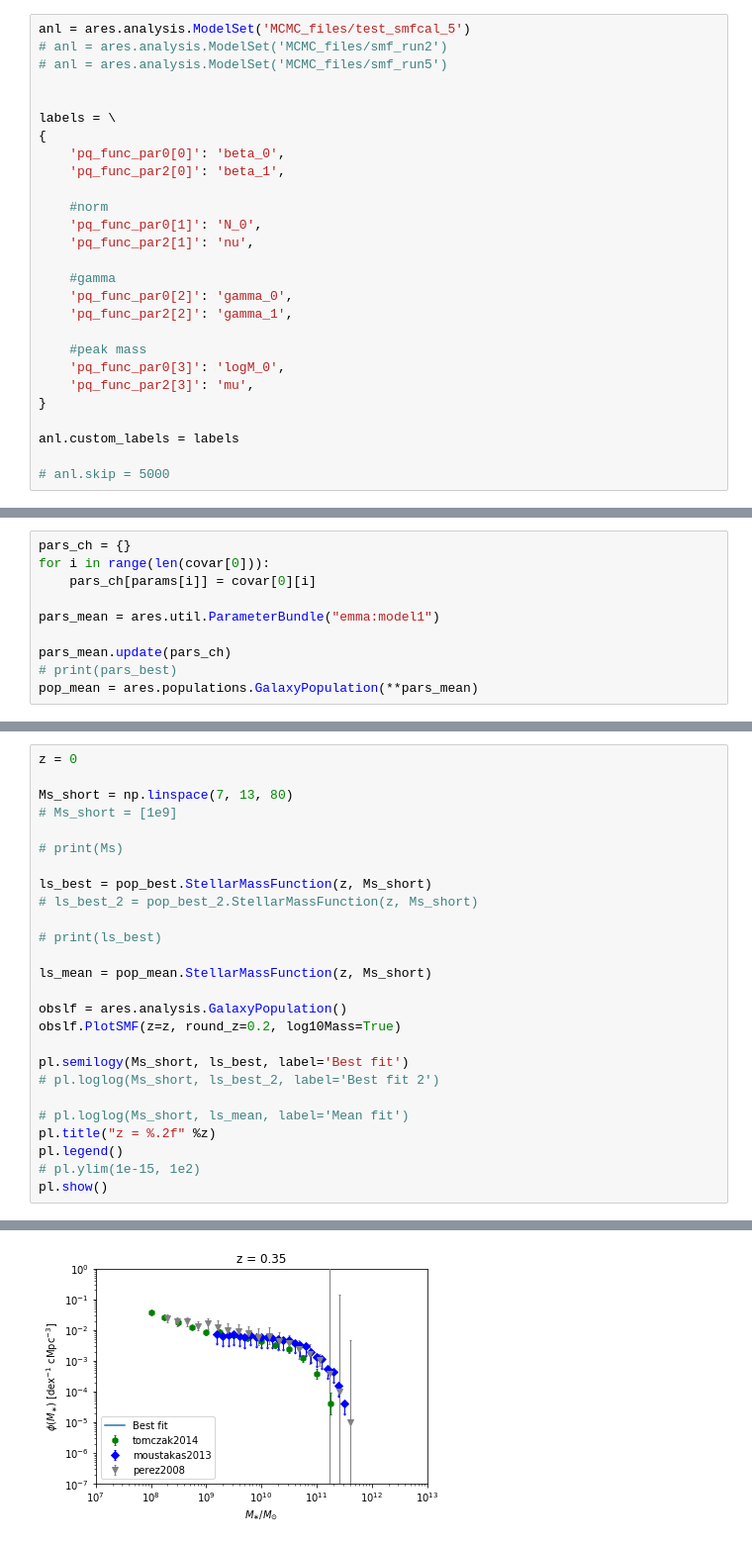
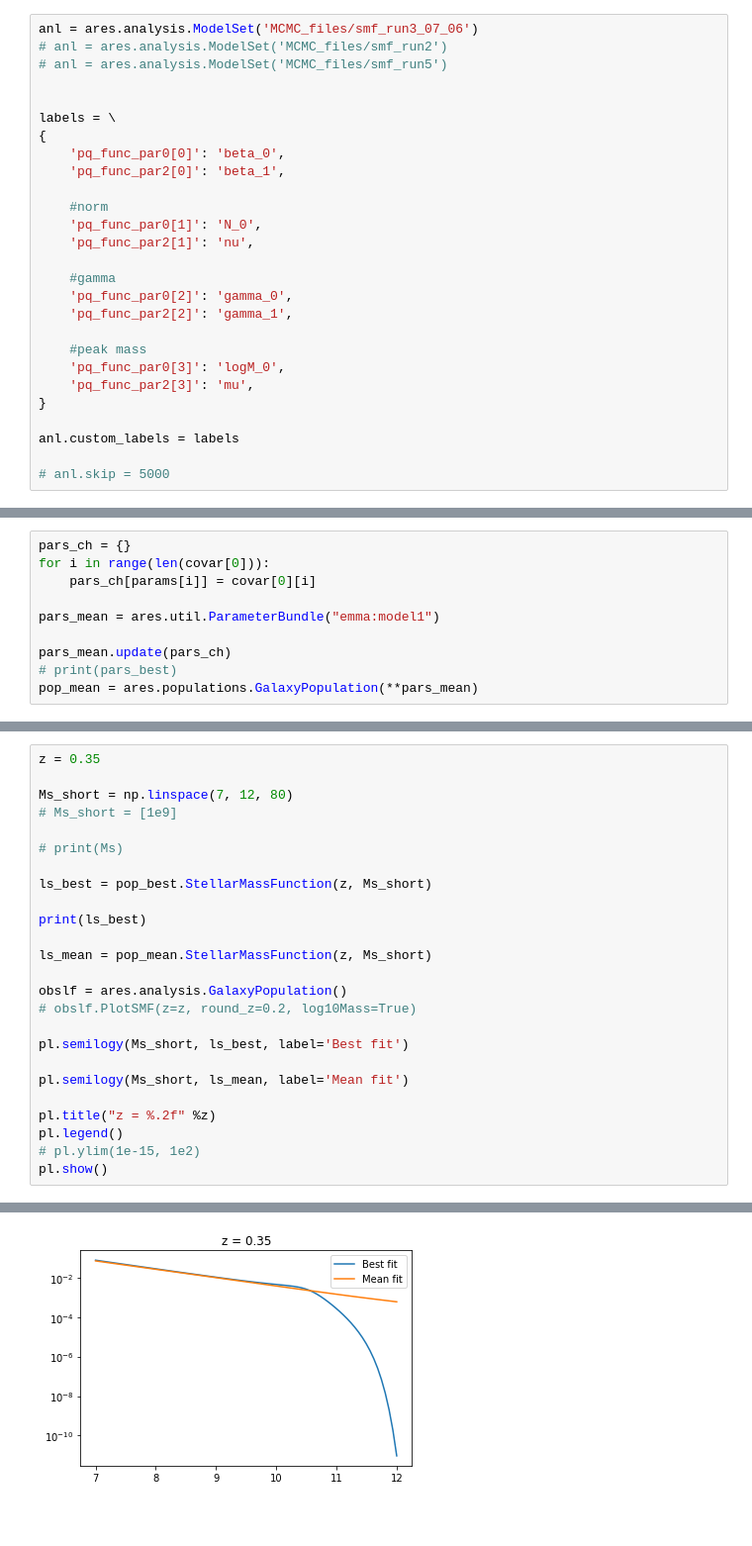
Before and after one commit to eklem1/GalaxySim, a Jupyter notebook: CheckingFitGuesses.ipynb, the cells around one changed output, grey strips where cells are left out. Shown: that part at 99% size. Drawn from its saved outputs; the diff is of its cells as text; blank space fills up the shorter version.

```diff
--- a/CheckingFitGuesses.ipynb
+++ b/CheckingFitGuesses.ipynb
@@ -251,7 +250,7 @@ FAILURE:  {'pq_func_par0[0]': 1.421444505091307, 'pq_func_par2[0]': 0.8762943207
 # Wrote MCMC_files/test_smfcal_5.dd0009.facc.pkl: Tue Jun 30 16:50:21 2020
 # Finished on Tue Jun 30 16:50:21 2020
 # %%
-anl = ares.analysis.ModelSet('MCMC_files/test_smfcal_5')
+anl = ares.analysis.ModelSet('MCMC_files/smf_run3_07_06')
 # anl = ares.analysis.ModelSet('MCMC_files/smf_run2')
 # anl = ares.analysis.ModelSet('MCMC_files/smf_run5')
 
@@ -449,25 +453,24 @@ pop_best = ares.populations.GalaxyPopulation(**pars_best)
 # %%
-z = 0
+z = 0.35
 
-Ms_short = np.linspace(7, 13, 80)
+Ms_short = np.linspace(7, 12, 80)
 # Ms_short = [1e9]
 
 # print(Ms)
 
 ls_best = pop_best.StellarMassFunction(z, Ms_short)
-# ls_best_2 = pop_best_2.StellarMassFunction(z, Ms_short)
 
-# print(ls_best)
+print(ls_best)
 
 ls_mean = pop_mean.StellarMassFunction(z, Ms_short)
 
 obslf = ares.analysis.GalaxyPopulation()
-obslf.PlotSMF(z=z, round_z=0.2, log10Mass=True)
+# obslf.PlotSMF(z=z, round_z=0.2, log10Mass=True)
 
 pl.semilogy(Ms_short, ls_best, label='Best fit')
-# pl.loglog(Ms_short, ls_best_2, label='Best fit 2')
 
-# pl.loglog(Ms_short, ls_mean, label='Mean fit')
+pl.semilogy(Ms_short, ls_mean, label='Mean fit')
+
 pl.title("z = %.2f" %z)
 pl.legend()
 # pl.ylim(1e-15, 1e2)
@@ -478,4 +499,4 @@ pl.show()
-[figure, old version]
+[figure, new version]
 # %%
 z = .35
 
```
Also changed, not shown: parts of 20 cells of this notebook, 5 other files.
